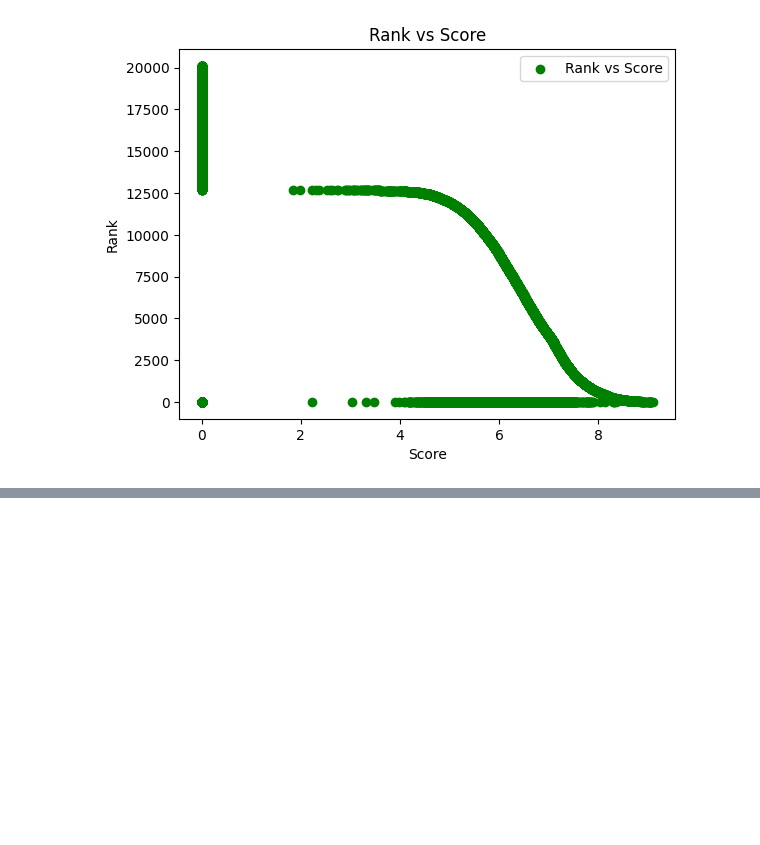
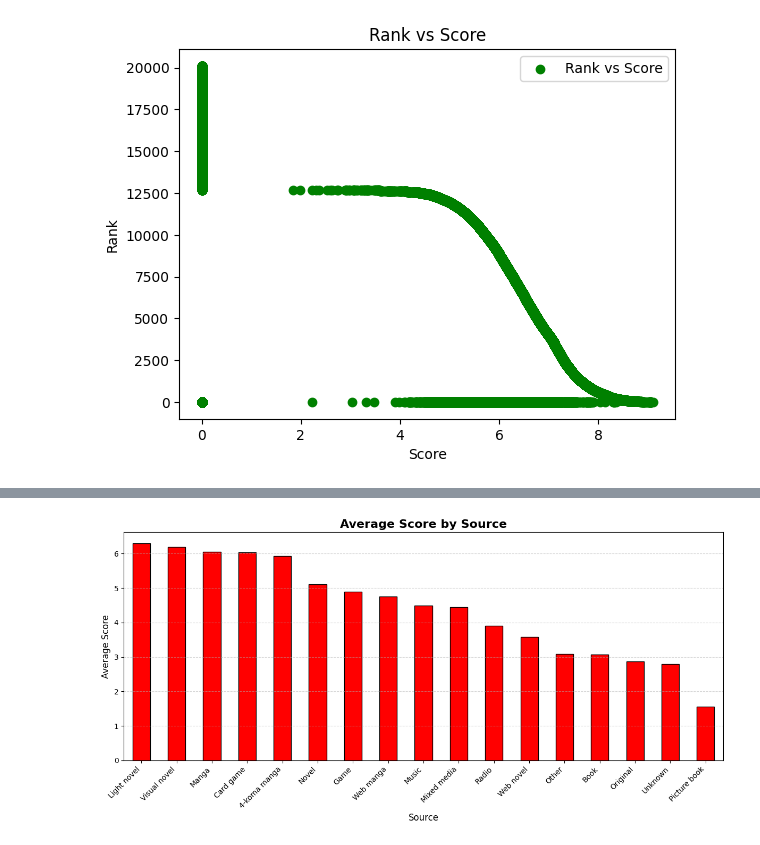
Before and after one commit to AdiCodexy/Anime-Manga-DataScience-Project-1, a Jupyter notebook: visualization.ipynb, the cells around one changed output, grey strips where cells are left out. Cells and saved outputs as stored; diff of their text form; code cells hidden in the pictures; blank space fills up the shorter version.

```diff
--- a/visualization.ipynb
+++ b/visualization.ipynb
@@ -126,0 +131,14 @@ plt.show()
+# %%
+SourceAvrageScores = df.groupby('Source')["Score"].mean().sort_values(ascending = False)
+SourceAvrageScores
+plt.figure(figsize=(12, 6))
+SourceAvrageScores.plot(kind="bar", color="red", edgecolor="black")
+plt.title("Average Score by Source", fontsize=16, fontweight="bold")
+plt.xlabel("Source", fontsize=12)
+plt.ylabel("Average Score", fontsize=12)
+plt.xticks(rotation=45, ha="right")
+plt.grid(axis="y", linestyle="--", alpha=0.5)
+plt.tight_layout()
+plt.show()
+# %% [output]
+[figure, added]
```
Also changed, not shown: parts of 4 cells of this notebook, 1 other file.
